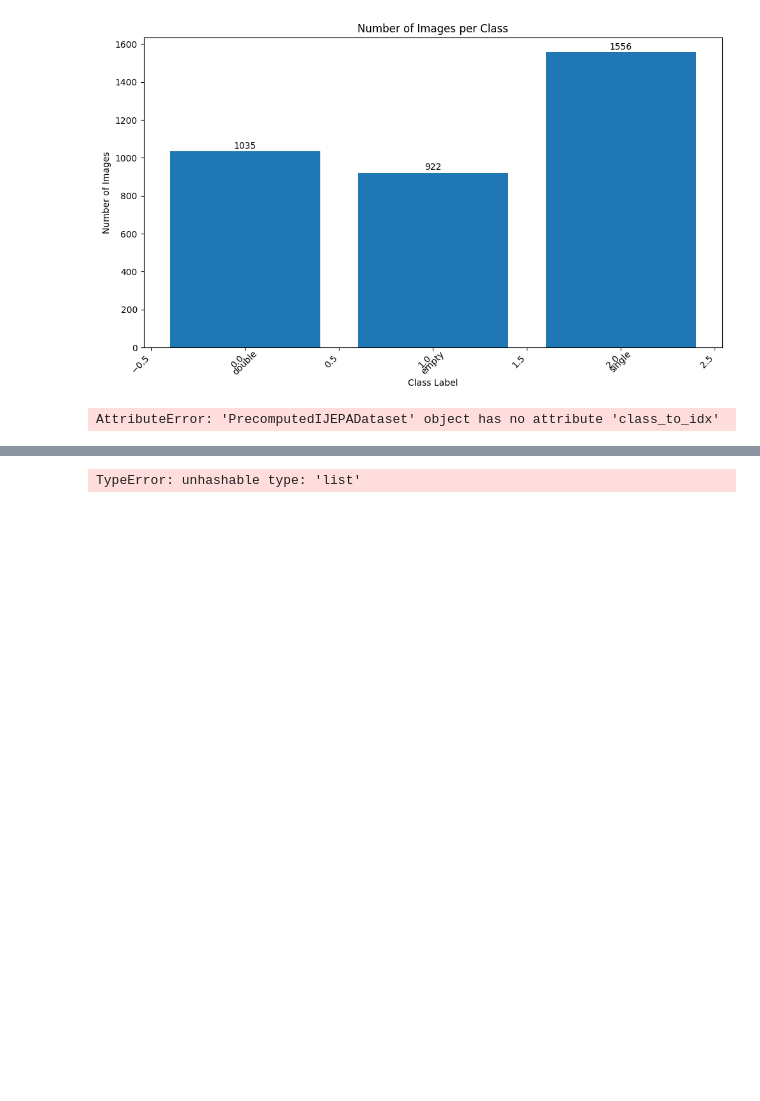
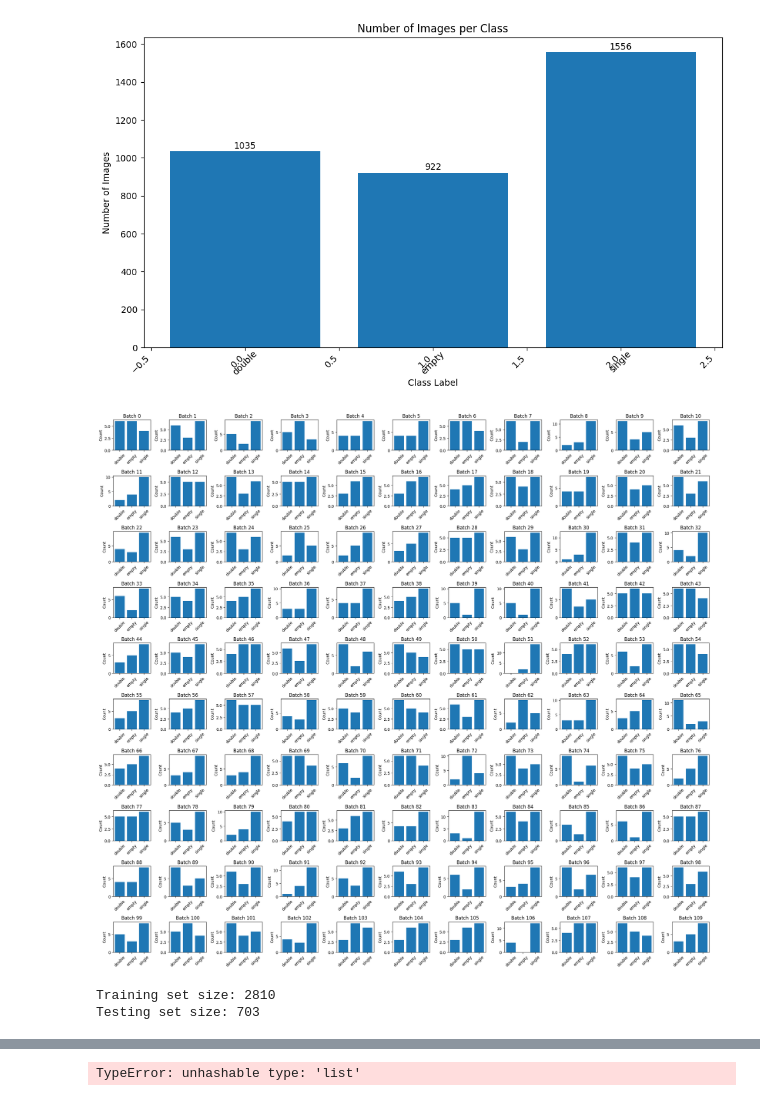
Before and after one commit to raihanewubd/selfSupervised, a Jupyter notebook: i_jepa_aav.ipynb, the cells around one changed output, grey strips where cells are left out. Drawn from its saved outputs; the diff is of its cells as text; code cells hidden in the pictures; blank space fills up the shorter version.

```diff
--- a/i_jepa_aav.ipynb
+++ b/i_jepa_aav.ipynb
@@ -208,47 +218,72 @@ plt.show()
 # %%
 import matplotlib.pyplot as plt
 from collections import Counter
 
-# Limit to a few batches for clarity (e.g., first 5 batches)
-num_batches_to_plot = 100
+# Set the number of rows and columns for the grid
+num_rows = 10
+num_cols = 11
+num_batches_to_plot = num_rows * num_cols  # Total batches to plot
+
 batch_dists = []  # list to store counts per batch
 batch_labels = [] # list to store batch labels
 
 for batch_idx, (images, labels) in enumerate(dataloader):
     if batch_idx >= num_batches_to_plot:
         break
     # Count labels in the current batch
     batch_counts = Counter(labels.numpy())
     # Ensure counts are in order of class indices; assumes dataset.classes exist
     counts = [batch_counts.get(i, 0) for i in range(len(dataset.classes))]
     batch_dists.append(counts)
     batch_labels.append(f'Batch {batch_idx}')
 
-# Create subplots: one row per batch
-fig, axes = plt.subplots(nrows=num_batches_to_plot, ncols=1, figsize=(6, num_batches_to_plot * 3))
+# Create subplots: 10 rows, 11 columns
+fig, axes = plt.subplots(nrows=num_rows, ncols=num_cols, figsize=(22, 20))  # Adjust figsize as needed
 
-# Handle the case when there's only one subplot (axes is not a list)
-if num_batches_to_plot == 1:
-    axes = [axes]
+# Flatten the axes array for easier iteration
+axes = axes.flatten()
 
 # Plot a bar chart for each batch's class distribution
 for ax, counts, label in zip(axes, batch_dists, batch_labels):
     ax.bar(range(len(counts)), counts)
     ax.set_xticks(range(len(counts)))
-    ax.set_xticklabels(dataset.classes, rotation=45)
+    ax.set_xticklabels(dataset.classes, rotation=45)  # Assuming dataset.classes exist
     ax.set_ylabel('Count')
     ax.set_title(label)
 
 plt.tight_layout()
 plt.show()
+# %% [output]
+[figure, added]
-# %%
-# Each sample in dataset.imgs is a tuple (image_path, class_index)
-#class_counts = Counter(label for _, label in dataset_aav_ijepa.imgs)
-#print("Total images per class:", class_counts)
-
-# Optionally, map indices back to class names using dataset.class_to_idx
-idx_to_class = {v: k for k, v in dataset_aav_ijepa.class_to_idx.items()}
-for idx, count in class_counts.items():
-    print(f"Class '{idx_to_class[idx]}': {count} images")
-# %% [output]
-AttributeError: 'PrecomputedIJEPADataset' object has no attribute 'class_to_idx'
+# %%
+import torch
+from torch.utils.data import Subset
+from sklearn.model_selection import train_test_split
+
+
+# Define the split ratio (e.g., 80% train, 20% test)
+train_ratio = 0.8
+test_ratio = 1 - train_ratio
+
+# Get the total number of samples in the dataset.
+num_samples = len(dataset_aav_ijepa)
+
+# Create a list of indices for all samples in the dataset.
+indices = list(range(num_samples))
+
+# Split the indices into train and test sets using train_test_split.
+train_indices, test_indices = train_test_split(indices, test_size=test_ratio, random_state=42)  # Set random_state for reproducibility.
+
+# Create Subset datasets for train and test using the split indices.
+train_dataset_aav_ijepa = Subset(dataset_aav_ijepa, train_indices)
+test_dataset_aav_ijepa = Subset(dataset_aav_ijepa, test_indices)
+
+# Create DataLoaders for the train and test datasets.
+train_loader_aav_ijepa = torch.utils.data.DataLoader(train_dataset_aav_ijepa, batch_size=32, shuffle=True)
+test_loader_aav_ijepa = torch.utils.data.DataLoader(test_dataset_aav_ijepa, batch_size=32, shuffle=False)  # No need to shuffle the test set.
+
+print(f"Training set size: {len(train_dataset_aav_ijepa)}")
+print(f"Testing set size: {len(test_dataset_aav_ijepa)}")
+# %% [output]
+Training set size: 2810
+Testing set size: 703
```
Also changed, not shown: parts of 8 cells of this notebook.
